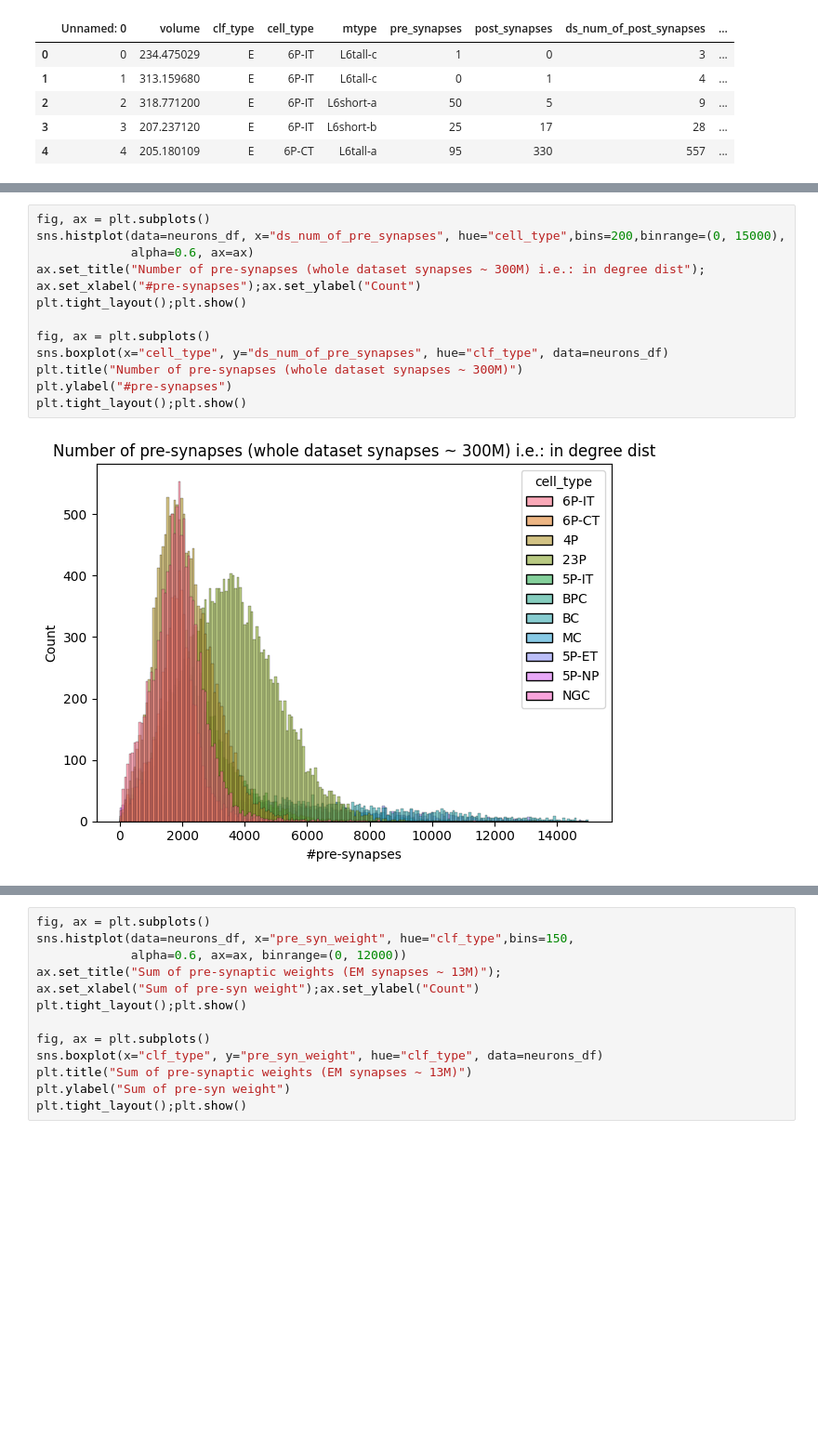
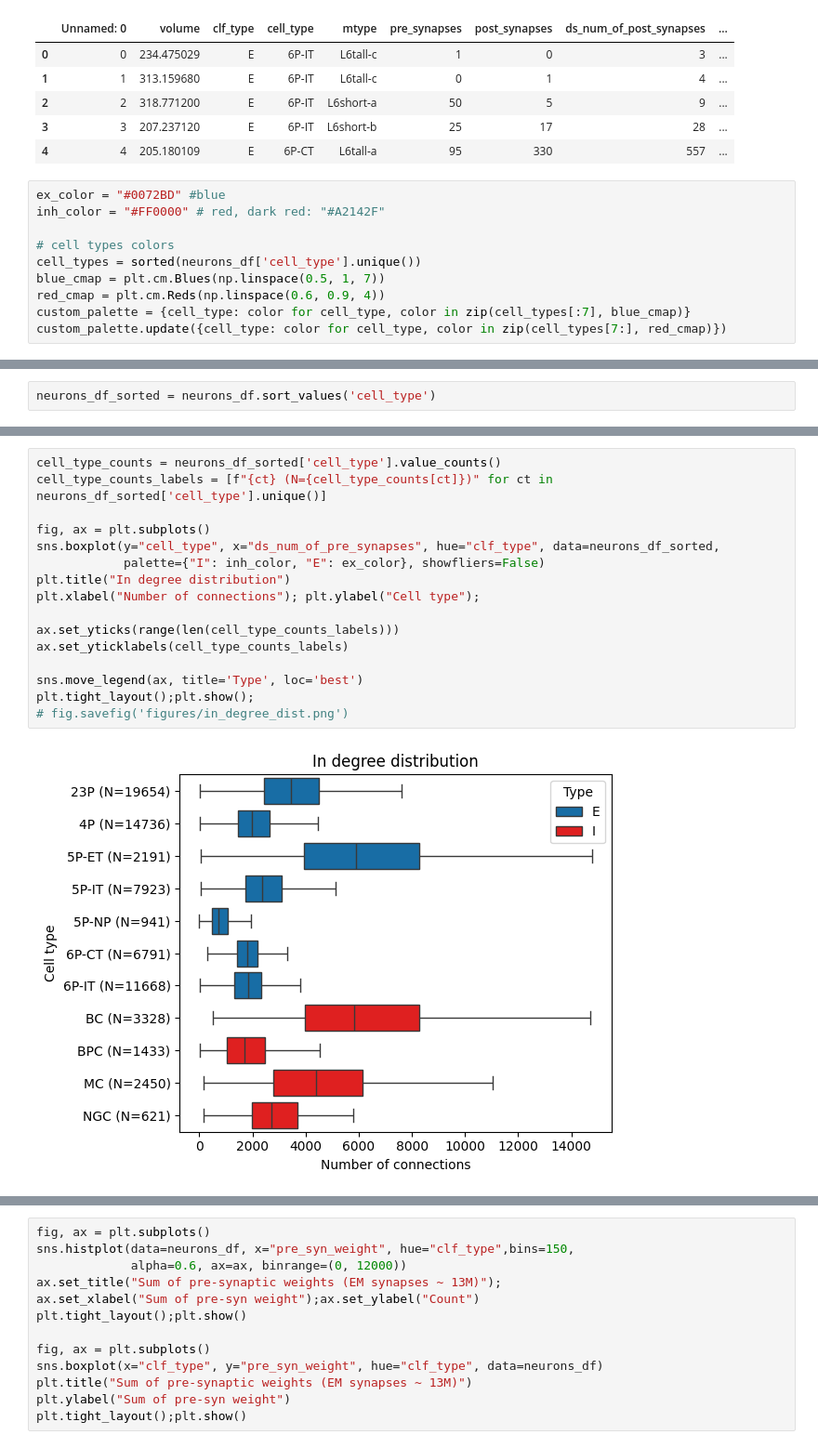
Before and after one commit to deangeckt/Dendro-Synaptome, a Jupyter notebook: analysis/connectome_neurons_exploration.ipynb, the cells around one changed output, grey strips where cells are left out. Shown at 93% size. Drawn from its saved outputs; the diff is of its cells as text; blank space fills up the shorter version.

```diff
--- a/analysis/connectome_neurons_exploration.ipynb
+++ b/analysis/connectome_neurons_exploration.ipynb
@@ -26,3 +26,13 @@ neurons_df.head()
 | 2 | 2 | 318.771200 | E | 6P-IT | L6short-a | 50 | 5 | 9 | ... |
 | 3 | 3 | 207.237120 | E | 6P-IT | L6short-b | 25 | 17 | 28 | ... |
 | 4 | 4 | 205.180109 | E | 6P-CT | L6tall-a | 95 | 330 | 557 | ... |
+# %%
+ex_color = "#0072BD" #blue
+inh_color = "#FF0000" # red, dark red: "#A2142F"
+
+# cell types colors
+cell_types = sorted(neurons_df['cell_type'].unique())
+blue_cmap = plt.cm.Blues(np.linspace(0.5, 1, 7))
+red_cmap = plt.cm.Reds(np.linspace(0.6, 0.9, 4))
+custom_palette = {cell_type: color for cell_type, color in zip(cell_types[:7], blue_cmap)}
+custom_palette.update({cell_type: color for cell_type, color in zip(cell_types[7:], red_cmap)})
@@ -28,0 +42,2 @@ neurons_df.head()
+# %%
+neurons_df_sorted = neurons_df.sort_values('cell_type')
@@ -47,15 +93,18 @@ plt.tight_layout();plt.show()
 # %%
-fig, ax = plt.subplots()
-sns.histplot(data=neurons_df, x="ds_num_of_pre_synapses", hue="cell_type",bins=200,binrange=(0, 15000),
-             alpha=0.6, ax=ax)
-ax.set_title("Number of pre-synapses (whole dataset synapses ~ 300M) i.e.: in degree dist");
-ax.set_xlabel("#pre-synapses");ax.set_ylabel("Count")
-plt.tight_layout();plt.show()
+cell_type_counts = neurons_df_sorted['cell_type'].value_counts()
+cell_type_counts_labels = [f"{ct} (N={cell_type_counts[ct]})" for ct in neurons_df_sorted['cell_type'].unique()]
 
 fig, ax = plt.subplots()
-sns.boxplot(x="cell_type", y="ds_num_of_pre_synapses", hue="clf_type", data=neurons_df)
-plt.title("Number of pre-synapses (whole dataset synapses ~ 300M)")
-plt.ylabel("#pre-synapses")
-plt.tight_layout();plt.show()
+sns.boxplot(y="cell_type", x="ds_num_of_pre_synapses", hue="clf_type", data=neurons_df_sorted,
+            palette={"I": inh_color, "E": ex_color}, showfliers=False)
+plt.title("In degree distribution")
+plt.xlabel("Number of connections"); plt.ylabel("Cell type");
+
+ax.set_yticks(range(len(cell_type_counts_labels)))
+ax.set_yticklabels(cell_type_counts_labels)
+
+sns.move_legend(ax, title='Type', loc='best')
+plt.tight_layout();plt.show();
+# fig.savefig('figures/in_degree_dist.png')
 # %% [output]
-[figure, old version]
+[figure, new version]
```
Also changed, not shown: parts of 13 cells of this notebook, 7 other files.
